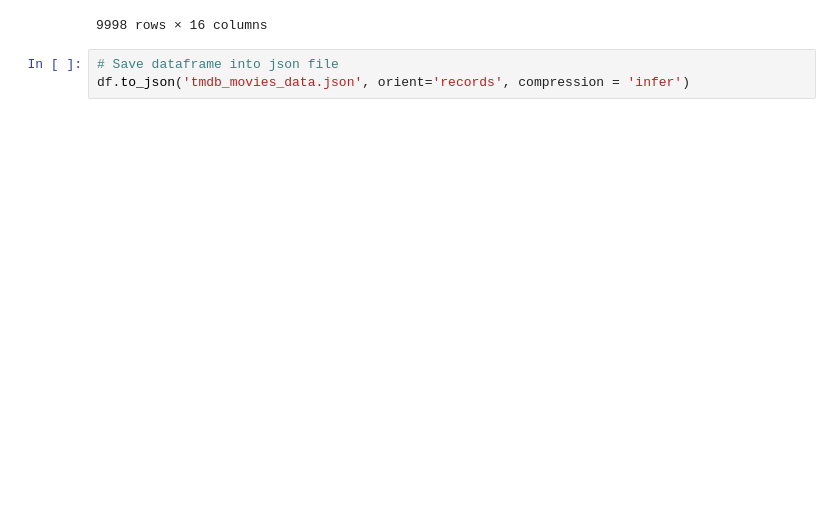
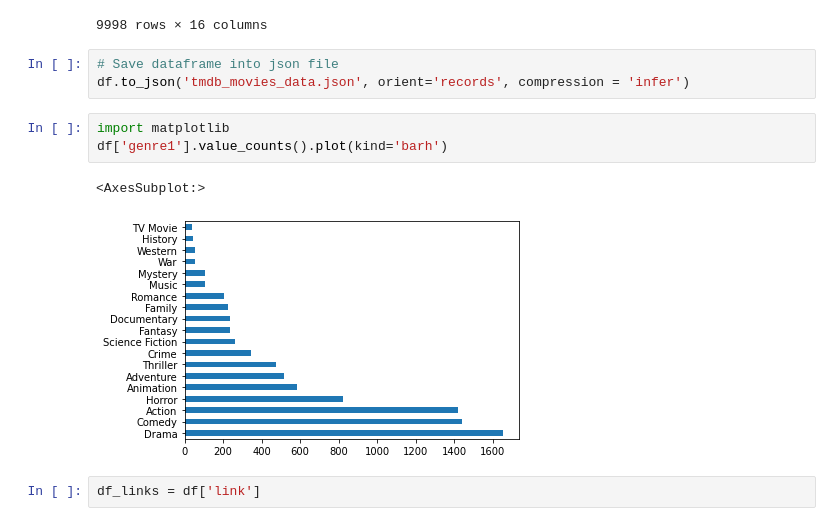
Before and after one commit to Ndhel97/TMDB_Movies_Data_Analysis, a Jupyter notebook: tmdb_movies_data_analysis.ipynb, the cells around one changed output. Cells and saved outputs as stored; diff of their text form; blank space fills up the shorter version.

```diff
--- a/tmdb_movies_data_analysis.ipynb
+++ b/tmdb_movies_data_analysis.ipynb
@@ -116,3 +116,11 @@ df
 # %%
 # Save dataframe into json file
 df.to_json('tmdb_movies_data.json', orient='records', compression = 'infer')
+# %%
+import matplotlib
+df['genre1'].value_counts().plot(kind='barh')
+# %% [output]
+<AxesSubplot:>
+[figure, added]
+# %%
+df_links = df['link']
```
Also changed, not shown: parts of 2 cells of this notebook, 1 other file.
